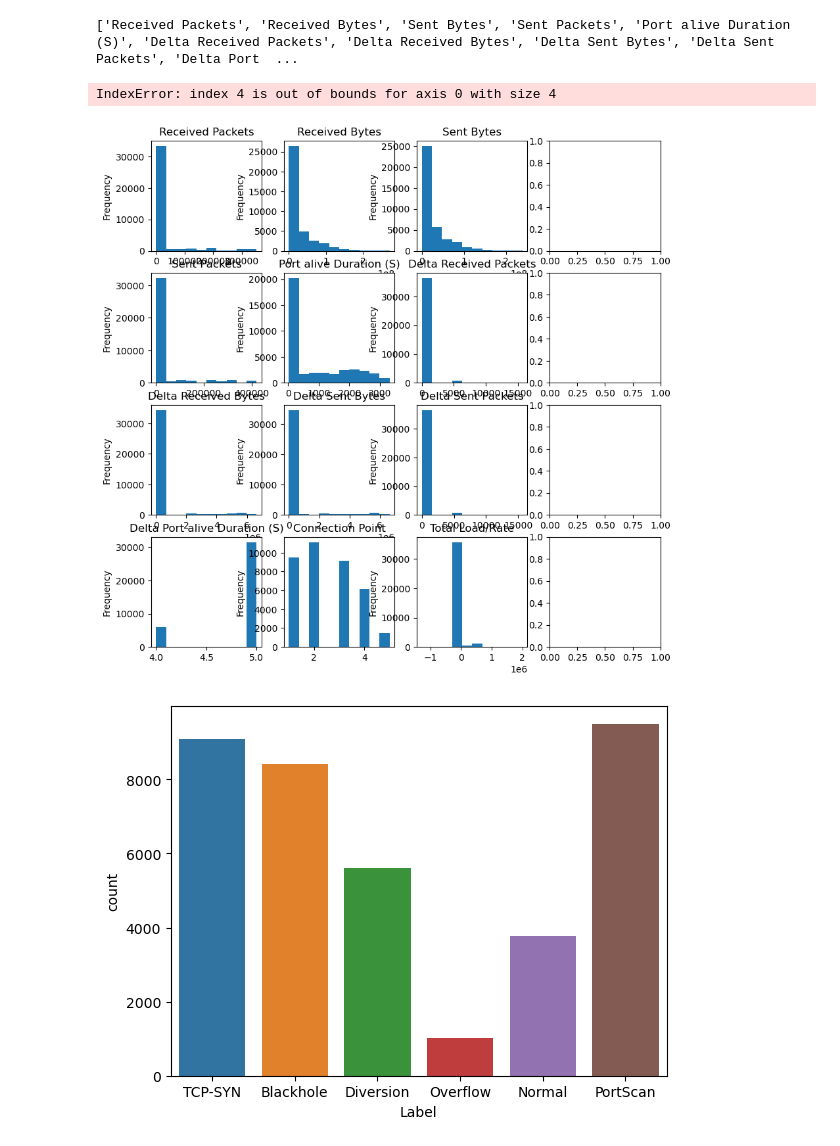
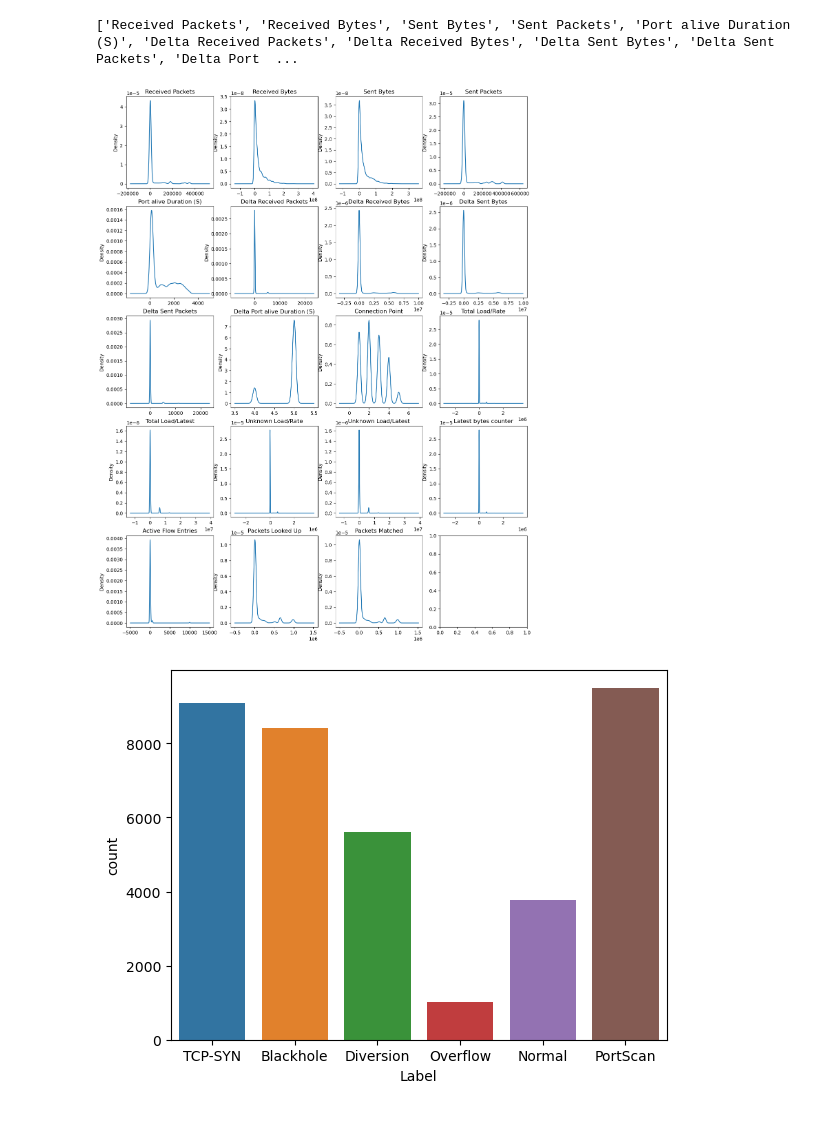
Before and after one commit to anandhumohan/UNR-IDD-Classification, a Jupyter notebook: UNR-IDD_KNN.ipynb, the cells around one changed output. Drawn from its saved outputs; the diff is of its cells as text; code cells hidden in the pictures.

Commit message:
plot added

```diff
--- a/UNR-IDD_KNN.ipynb
+++ b/UNR-IDD_KNN.ipynb
@@ -118,18 +118,17 @@ print(numeric_features)
 # %% [output]
 ['Received Packets', 'Received Bytes', 'Sent Bytes', 'Sent Packets', 'Port alive Duration (S)', 'Delta Received Packets', 'Delta Received Bytes', 'Delta Sent Bytes', 'Delta Sent Packets', 'Delta Port  ...
 # %%
-fig,ax = plt.subplots(4,4,figsize=(10,10))
+fig,ax = plt.subplots(5,4,figsize=(15,20))
 row = col = 0
 for n,i in enumerate(numeric_features):
-    if (n%3 == 0) & (n > 0):
+    if (n%4 == 0) & (n > 0):
         row += 1
         col = 0
-    data[i].plot(kind="hist",ax=ax[row,col])
+    data[i].plot(kind="kde",ax=ax[row,col])
     ax[row,col].set_title(i)
     col += 1
 # %% [output]
-IndexError: index 4 is out of bounds for axis 0 with size 4
-[figure, old version]
+[figure, new version]
 # %%
 sns.countplot(x ='Label', data = data)
 plt.show()
```
Also changed, not shown: parts of 5 cells of this notebook, 2 other files.
